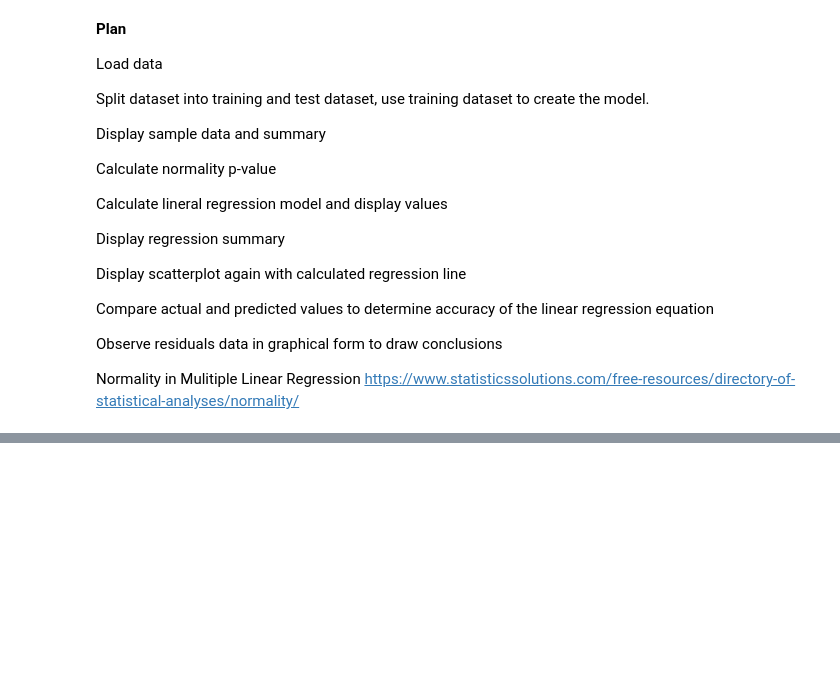
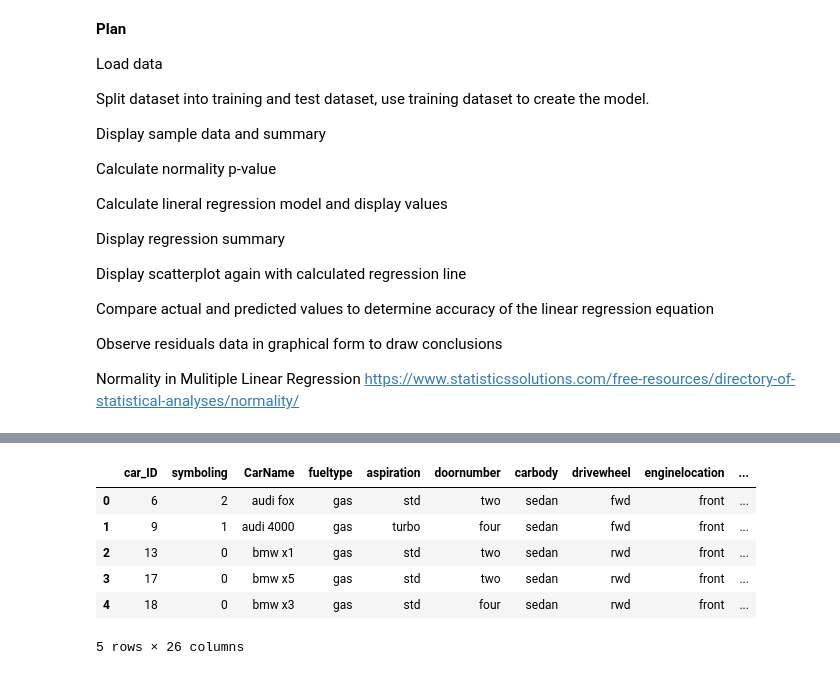
Before and after one commit to stuartketcham/DA310---Multiple-Linear-Regression---Group-Project, a Jupyter notebook: Multiple_Linear_Regression_Group_Project_car_price.ipynb, the cells around one changed output, grey strips where cells are left out. Saved outputs shown, nothing was run; the diff lists cells and outputs as text; code cells hidden in the pictures; blank space fills up the shorter version.

```diff
--- a/Multiple_Linear_Regression_Group_Project_car_price.ipynb
+++ b/Multiple_Linear_Regression_Group_Project_car_price.ipynb
@@ -138,3 +160,28 @@ datasettest.head()
+# %%
+#Car Height, Stroke and Peak RPM have so little connection to price that they are probably unrelated. Removing from the list of variables
+while 'carheight' in MultiVarChoices: MultiVarChoices.remove('carheight')
+while 'stroke' in MultiVarChoices: MultiVarChoices.remove('stroke')
+while 'peakrpm' in MultiVarChoices: MultiVarChoices.remove('peakrpm')
+
+#Create Linear Regression object
+model = LinearRegression()
+
+#Fit the dataset
+model.fit(datasettraining[MultiVarChoices], datasettraining[response])
+
+#Gernate list of predictions from test data
+predictions = model.predict(datasettest[MultiVarChoices])
+
+#Check test data head
+datasettest.head()
+# %% [output]
+|  | car_ID | symboling | CarName | fueltype | aspiration | doornumber | carbody | drivewheel | enginelocation | ... |
+| 0 | 6 | 2 | audi fox | gas | std | two | sedan | fwd | front | ... |
+| 1 | 9 | 1 | audi 4000 | gas | turbo | four | sedan | fwd | front | ... |
+| 2 | 13 | 0 | bmw x1 | gas | std | two | sedan | rwd | front | ... |
+| 3 | 17 | 0 | bmw x5 | gas | std | two | sedan | rwd | front | ... |
+| 4 | 18 | 0 | bmw x3 | gas | std | four | sedan | rwd | front | ... |
+5 rows × 26 columns
 # %%
 #Sample data output
 print('Actual'.ljust(14), 'Predicted'.ljust(14))
```
Also changed, not shown: parts of 16 cells of this notebook.
